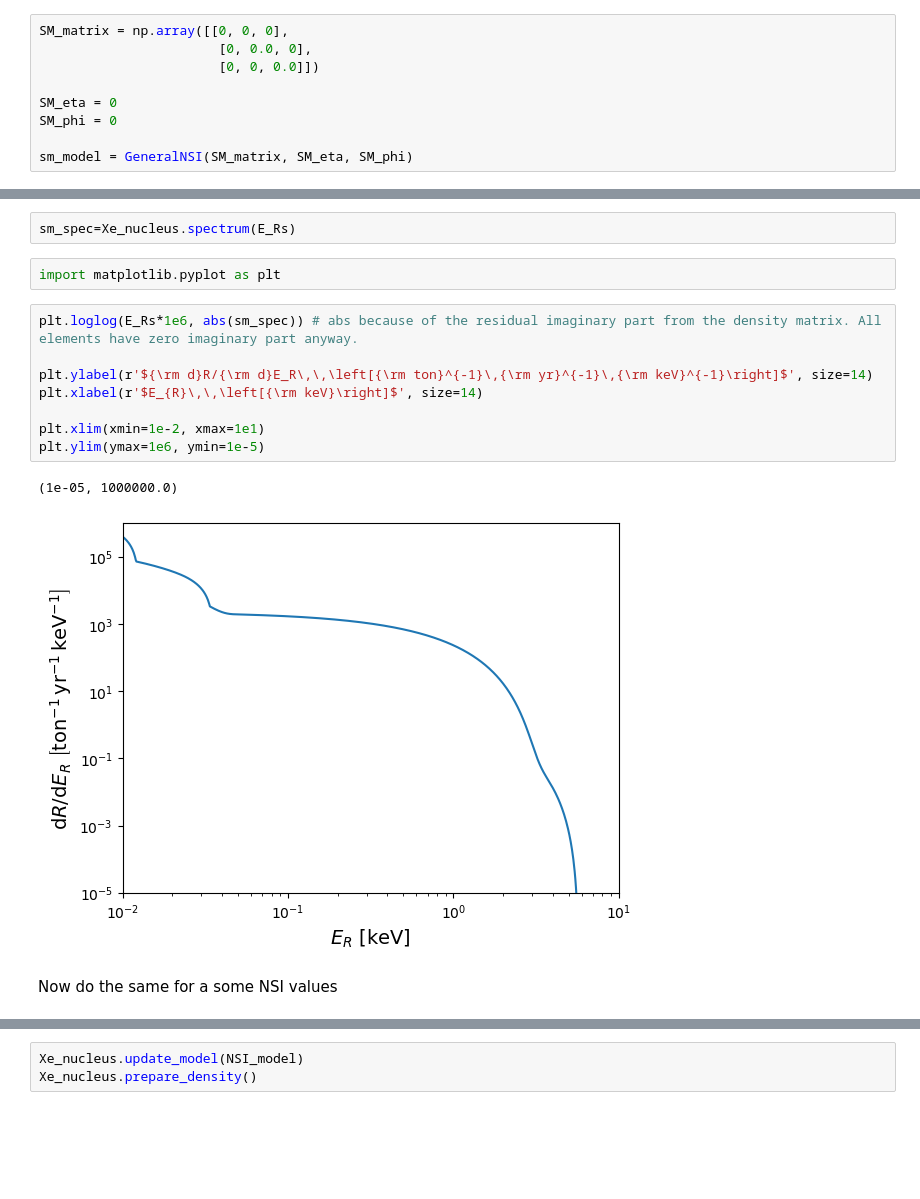
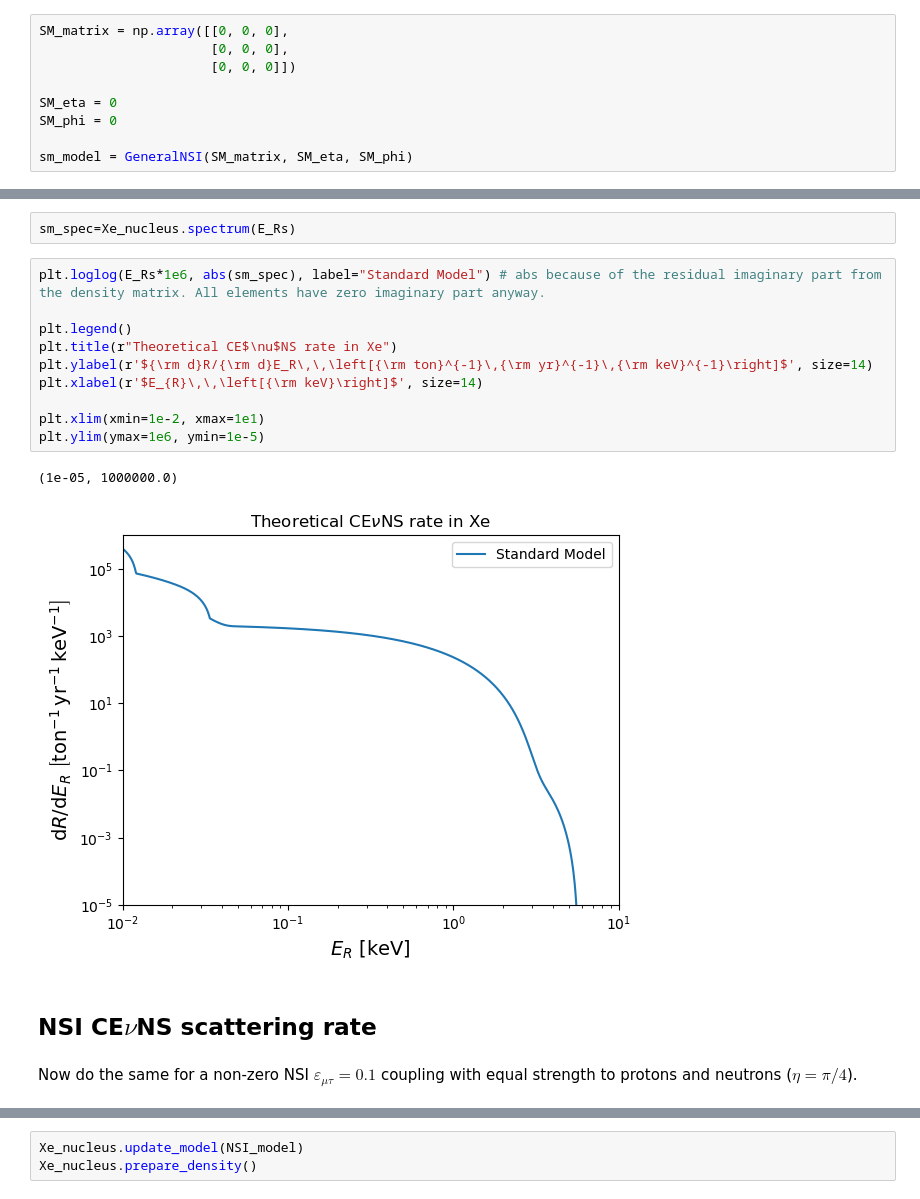
Before and after one commit to dwpamaral/SNuDD, a Jupyter notebook: notebooks/CEVNS_rate.ipynb, the cells around one changed output, grey strips where cells are left out. Cells and saved outputs as stored; diff of their text form; blank space fills up the shorter version.

Commit message:
Documentation of rate scripts

```diff
--- a/notebooks/CEVNS_rate.ipynb
+++ b/notebooks/CEVNS_rate.ipynb
@@ -13,7 +20,7 @@ Xe_nucleus = Nucleus(54, 132, mass=131.9041535 * config.u) # only do one isotope
 # %%
 SM_matrix = np.array([[0, 0, 0],
-                       [0, 0.0, 0],
-                       [0, 0, 0.0]])
+                      [0, 0, 0],
+                      [0, 0, 0]])
 
 SM_eta = 0
 SM_phi = 0
@@ -26,19 +35,21 @@ Xe_nucleus.prepare_density()
 E_Rs = np.logspace(-2, 2, 1000) / 1e6  # Recoil Energy in GeV
 # %%
 sm_spec=Xe_nucleus.spectrum(E_Rs)
-# %%
-import matplotlib.pyplot as plt
 # %%
-plt.loglog(E_Rs*1e6, abs(sm_spec)) # abs because of the residual imaginary part from the density matrix. All elements have zero imaginary part anyway.
+plt.loglog(E_Rs*1e6, abs(sm_spec), label="Standard Model") # abs because of the residual imaginary part from the density matrix. All elements have zero imaginary part anyway.
 
+plt.legend()
+plt.title(r"Theoretical CE$\nu$NS rate in Xe")
 plt.ylabel(r'${\rm d}R/{\rm d}E_R\,\,\left[{\rm ton}^{-1}\,{\rm yr}^{-1}\,{\rm keV}^{-1}\right]$', size=14)
 plt.xlabel(r'$E_{R}\,\,\left[{\rm keV}\right]$', size=14)
 
 plt.xlim(xmin=1e-2, xmax=1e1)
 plt.ylim(ymax=1e6, ymin=1e-5)
 # %% [output]
 (1e-05, 1000000.0)
-[figure, old version]
+[figure, new version]
+# %% [markdown]
+## NSI CE$\nu$NS scattering rate
 # %% [markdown]
-Now do the same for a some NSI values
+Now do the same for a non-zero NSI $\varepsilon_{\mu\tau}=0.1$ coupling with equal strength to protons and neutrons ($\eta=\pi/4$).
 # %%
```
Also changed, not shown: parts of 11 cells of this notebook, 4 other files.
